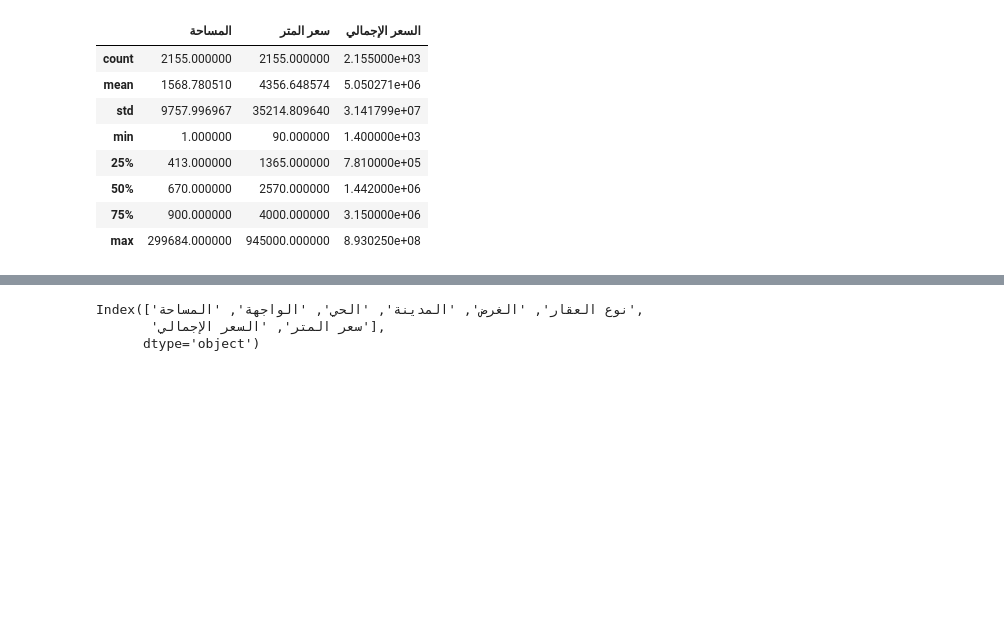
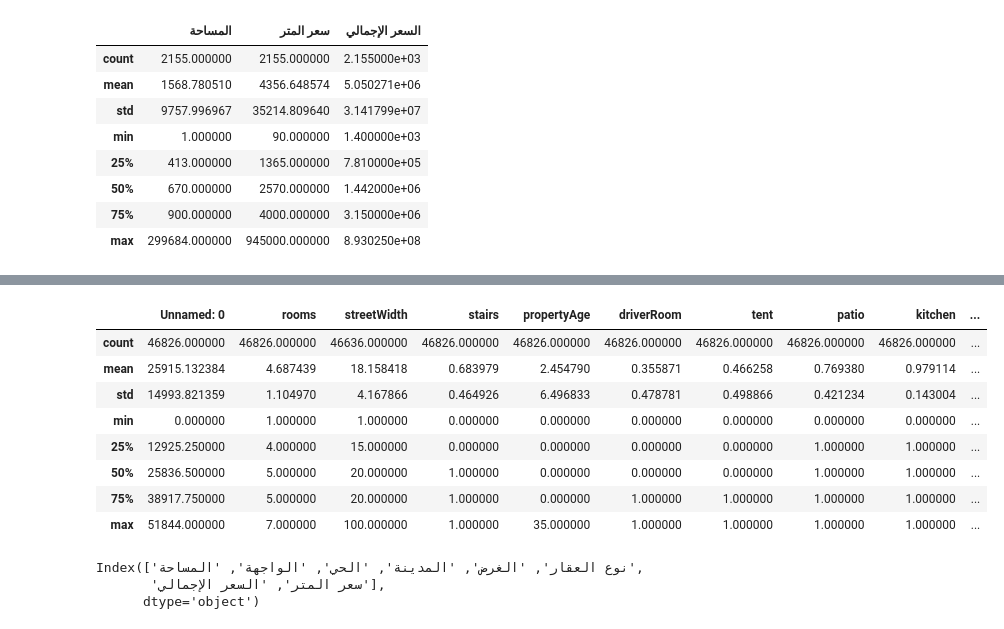
Before and after one commit to RandHamoud/Project3, a Jupyter notebook: Project3.ipynb, the cells around one changed output, grey strips where cells are left out. Saved outputs shown, nothing was run; the diff lists cells and outputs as text; code cells hidden in the pictures; blank space fills up the shorter version.

```diff
--- a/Project3.ipynb
+++ b/Project3.ipynb
@@ -14,3 +14,5 @@ import plotly.express as px
 real_estate = pd.read_csv("Data\\realEstate.csv")
 # %%
 land = pd.read_excel("Data\Riyadh_Aqqar.xlsx", sheet_name="Land (الاراضي)")
+# %%
+aqqar_villas2=pd.read_csv("Data\RiyadhVillasAqar.csv")
@@ -107,6 +144,18 @@ real_estate.describe()
 | 50% | 1.203756e+06 | 4.528259e+06 | 35000.000000 | 3.000000 | 1.000000 | 2.000000 | 1.450000e+02 | 20.000000 | 1.000000 | 1.000000 | ... |
 | 75% | 2.072661e+06 | 4.573634e+06 | 55000.000000 | 3.000000 | 1.000000 | 3.000000 | 1.800000e+02 | 30.000000 | 4.000000 | 1.000000 | ... |
 | max | 2.685054e+06 | 4.600241e+06 | 450000.000000 | 7.000000 | 5.000000 | 5.000000 | 1.111110e+07 | 100.000000 | 36.000000 | 1.000000 | ... |
+# %%
+aqqar_villas2.describe()
+# %% [output]
+|  | Unnamed: 0 | rooms | streetWidth | stairs | propertyAge | driverRoom | tent | patio | kitchen | ... |
+| count | 46826.000000 | 46826.000000 | 46636.000000 | 46826.000000 | 46826.000000 | 46826.000000 | 46826.000000 | 46826.000000 | 46826.000000 | ... |
+| mean | 25915.132384 | 4.687439 | 18.158418 | 0.683979 | 2.454790 | 0.355871 | 0.466258 | 0.769380 | 0.979114 | ... |
+| std | 14993.821359 | 1.104970 | 4.167866 | 0.464926 | 6.496833 | 0.478781 | 0.498866 | 0.421234 | 0.143004 | ... |
+| min | 0.000000 | 1.000000 | 1.000000 | 0.000000 | 0.000000 | 0.000000 | 0.000000 | 0.000000 | 0.000000 | ... |
+| 25% | 12925.250000 | 4.000000 | 15.000000 | 0.000000 | 0.000000 | 0.000000 | 0.000000 | 1.000000 | 1.000000 | ... |
+| 50% | 25836.500000 | 5.000000 | 20.000000 | 1.000000 | 0.000000 | 0.000000 | 0.000000 | 1.000000 | 1.000000 | ... |
+| 75% | 38917.750000 | 5.000000 | 20.000000 | 1.000000 | 0.000000 | 1.000000 | 1.000000 | 1.000000 | 1.000000 | ... |
+| max | 51844.000000 | 7.000000 | 100.000000 | 1.000000 | 35.000000 | 1.000000 | 1.000000 | 1.000000 | 1.000000 | ... |
 # %%
 land.columns
 # %% [output]
```
Also changed, not shown: parts of 50 cells of this notebook.
